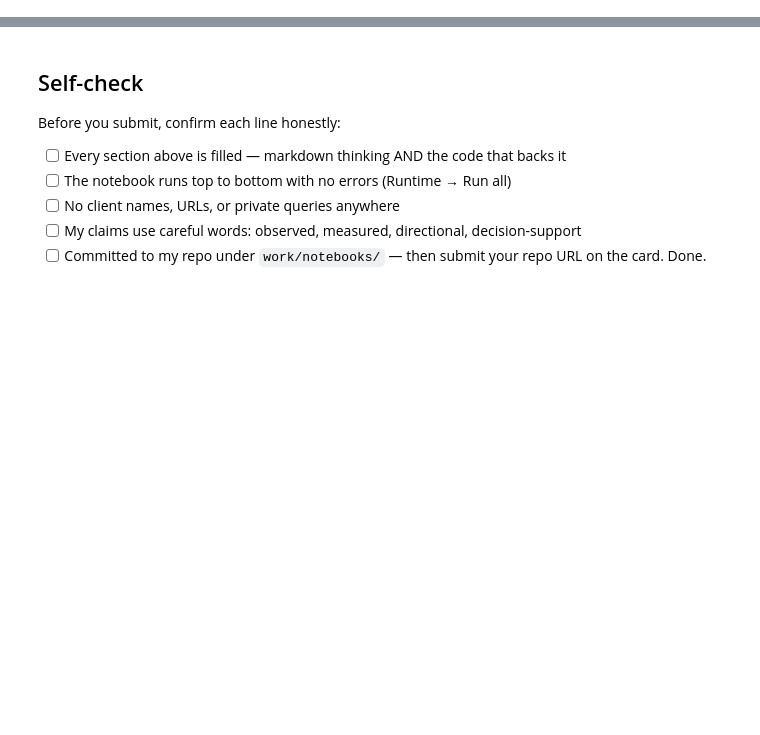
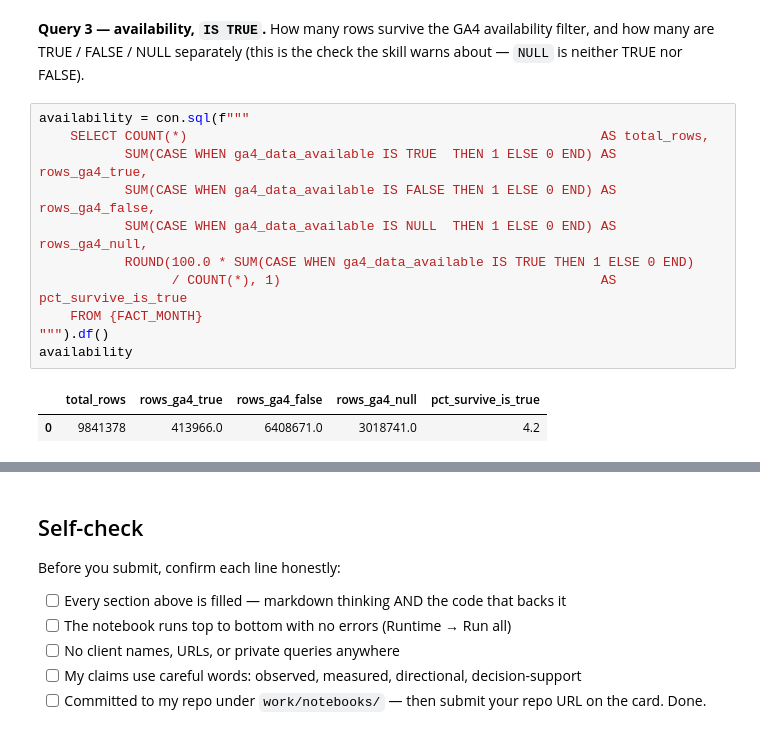
Before and after one commit to Mehroz485/ML-01, a Jupyter notebook: work/notebooks/w03_data_contract.ipynb, the cells around one changed output, grey strips where cells are left out. Drawn from its saved outputs; the diff is of its cells as text; blank space fills up the shorter version.

```diff
--- a/work/notebooks/w03_data_contract.ipynb
+++ b/work/notebooks/w03_data_contract.ipynb
@@ -36,0 +132,16 @@ This skeleton is yours to fill. Work the sections **in order** — each one has
+# %% [markdown]
+**Query 3 — availability, `IS TRUE`.** How many rows survive the GA4 availability filter, and how many are TRUE / FALSE / NULL separately (this is the check the skill warns about — `NULL` is neither TRUE nor FALSE).
+# %%
+availability = con.sql(f"""
+    SELECT COUNT(*)                                                     AS total_rows,
+           SUM(CASE WHEN ga4_data_available IS TRUE  THEN 1 ELSE 0 END) AS rows_ga4_true,
+           SUM(CASE WHEN ga4_data_available IS FALSE THEN 1 ELSE 0 END) AS rows_ga4_false,
+           SUM(CASE WHEN ga4_data_available IS NULL  THEN 1 ELSE 0 END) AS rows_ga4_null,
+           ROUND(100.0 * SUM(CASE WHEN ga4_data_available IS TRUE THEN 1 ELSE 0 END)
+                 / COUNT(*), 1)                                         AS pct_survive_is_true
+    FROM {FACT_MONTH}
+""").df()
+availability
+# %% [output]
+|  | total_rows | rows_ga4_true | rows_ga4_false | rows_ga4_null | pct_survive_is_true |
+| 0 | 9841378 | 413966.0 | 6408671.0 | 3018741.0 | 4.2 |
```
Also changed, not shown: parts of 25 cells of this notebook.
